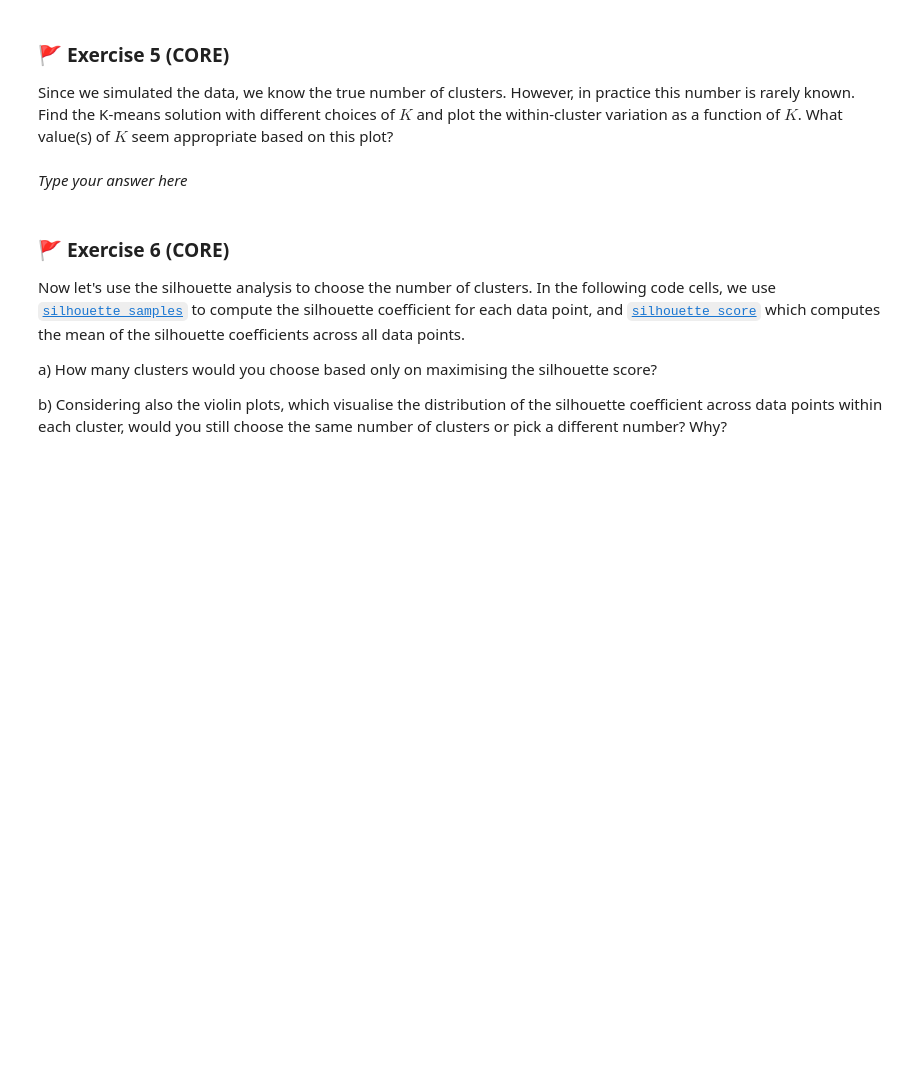
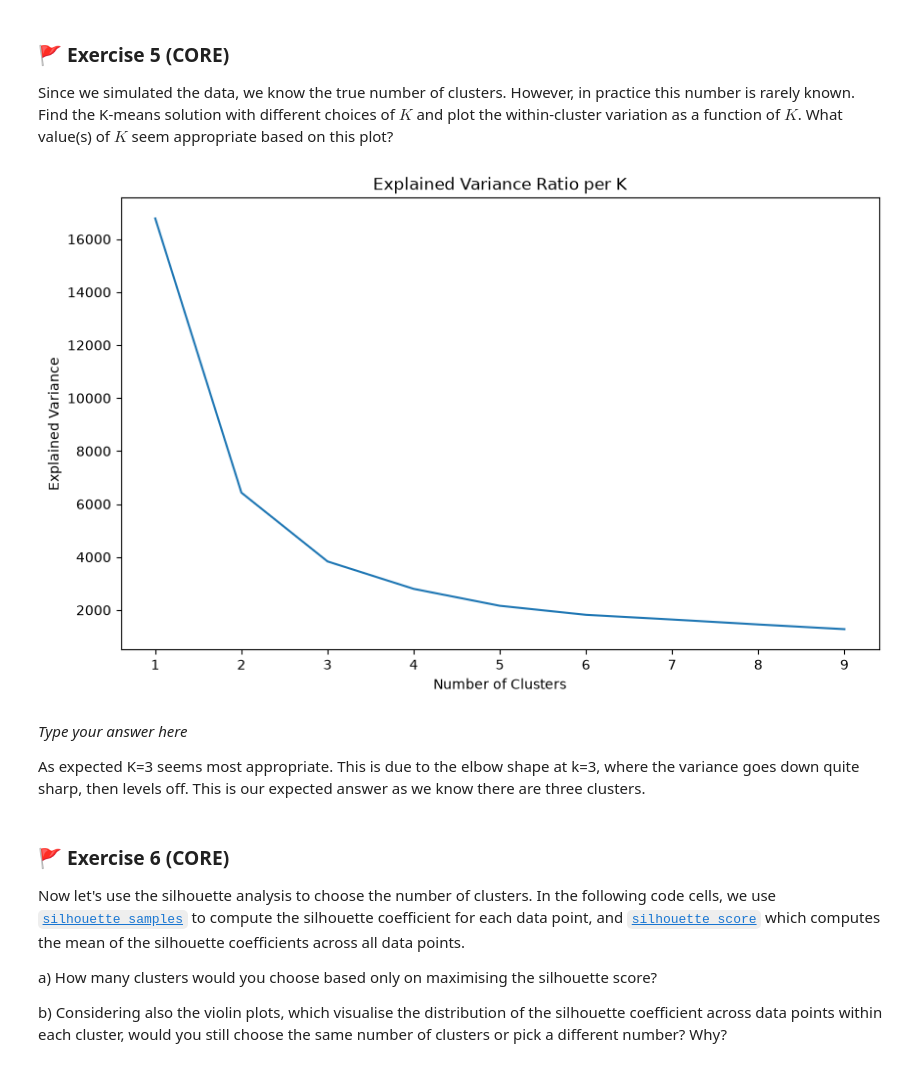
Before and after one commit to thomasvsinclair/ml-workshops, a Jupyter notebook: WS3/mlp_week03.ipynb, the cells around one changed output. Saved outputs shown, nothing was run; the diff lists cells and outputs as text; code cells hidden in the pictures; blank space fills up the shorter version.

Commit message:
WS3 core exercises complete- clustering

```diff
--- a/WS3/mlp_week03.ipynb
+++ b/WS3/mlp_week03.ipynb
@@ -354,5 +363,31 @@ Since we simulated the data, we know the true number of clusters. However, in pr
-# %% [markdown]
-_Type your answer here_
+# %%
+
+# Code for answer here!
+
+K_choice = [i for i in range(1,10)]
+k_var_i=[]
+
+for i in K_choice:
+    k_means_i = KMeans(n_clusters=i, init = 'random', n_init=5, random_state=rs)
+    k_means_i.fit(X)
+
+    k_var_i.append(k_means_i.inertia_)
+
+    # Plot Explained Variance Ratio
+    #plt.axvline(x=15, color='red', linestyle='--', linewidth=2, label='15 Components')  # Highlight the intersection at 15 components
+
+plt.figure(figsize=(10, 6))
+plt.title('Explained Variance Ratio per K')
+sns.lineplot(x=K_choice, y=k_var_i)
+plt.xlabel('Number of Clusters')
+plt.ylabel('Explained Variance')
+plt.show()
+# %% [output]
+[figure, added]
+# %% [markdown]
+_Type your answer here_
+
+As expected K=3 seems most appropriate. This is due to the elbow shape at k=3, where the variance goes down quite sharp, then levels off. This is our expected answer as we know there are three clusters.
 # %% [markdown]
 ### 🚩 Exercise 6 (CORE)
 
```
Also changed, not shown: parts of 44 cells of this notebook.
